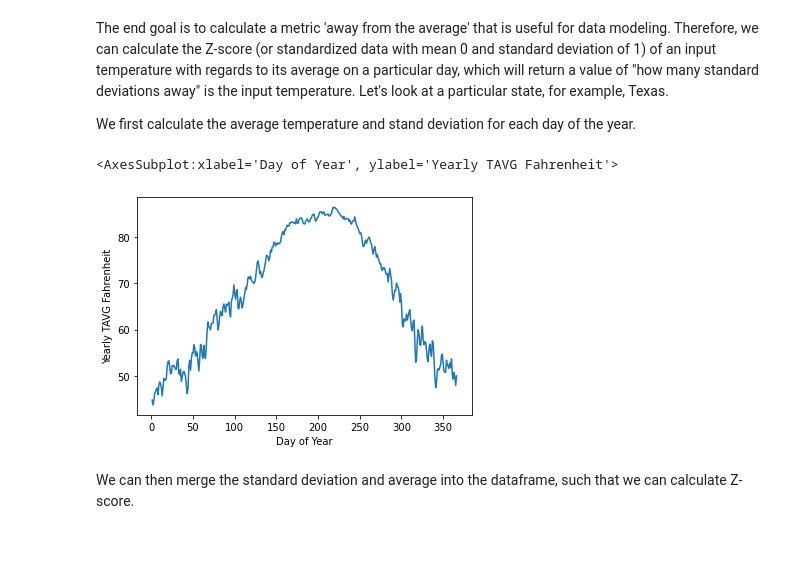
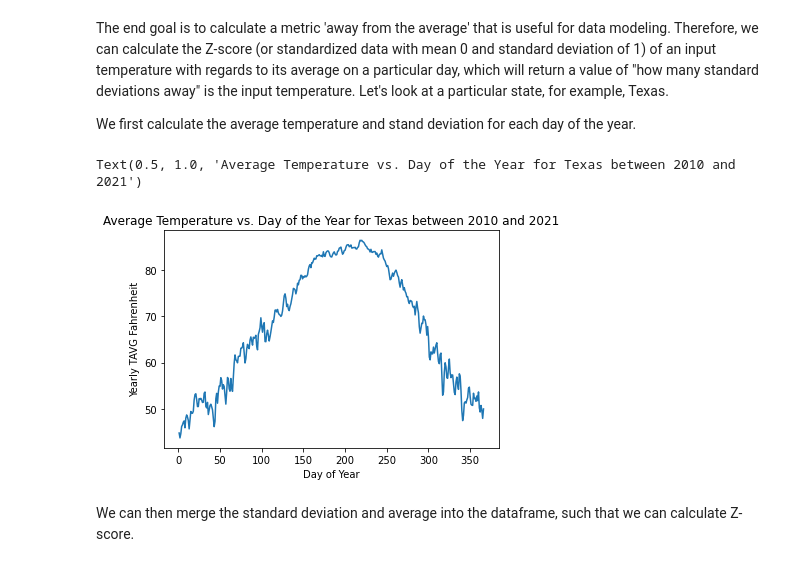
Before and after one commit to gavintchan/data200-grad-project, a Jupyter notebook: analysis/data200_grad_project.ipynb, the cells around one changed output. Drawn from its saved outputs; the diff is of its cells as text; code cells hidden in the pictures.

```diff
--- a/analysis/data200_grad_project.ipynb
+++ b/analysis/data200_grad_project.ipynb
@@ -377,24 +363,25 @@ We first calculate the average temperature and stand deviation for each day of t
 # %%
 # get Texas weather and graph average over 2010-2021 years
 df_weather_texas_raw = df_states_weather_years[df_states_weather_years['state']=='Texas']
 df_weather_texas_average = (
     df_weather_texas_raw
     .groupby('Day of Year')[['TAVG Fahrenheit']]
     .mean()
     .rename(columns={'TAVG Fahrenheit': 'Yearly TAVG Fahrenheit'})
 )
 
 df_weather_texas_std = (
     df_weather_texas_raw
     .groupby('Day of Year')[['TAVG Fahrenheit']]
     .std()
     .rename(columns={'TAVG Fahrenheit': 'Yearly STD Fahrenheit'})
 )
 
 sns.lineplot(data=df_weather_texas_average, x='Day of Year', y='Yearly TAVG Fahrenheit')
+plt.title('Average Temperature vs. Day of the Year for Texas between 2010 and 2021')
 # %% [output]
-<AxesSubplot:xlabel='Day of Year', ylabel='Yearly TAVG Fahrenheit'>
+Text(0.5, 1.0, 'Average Temperature vs. Day of the Year for Texas between 2010 and 2021')
-[figure, old version]
+[figure, new version]
 # %%
 # df_weather_texas_average.rolling(30).mean().shift(0)
 # %% [markdown]
```
Also changed, not shown: parts of 65 cells of this notebook.
